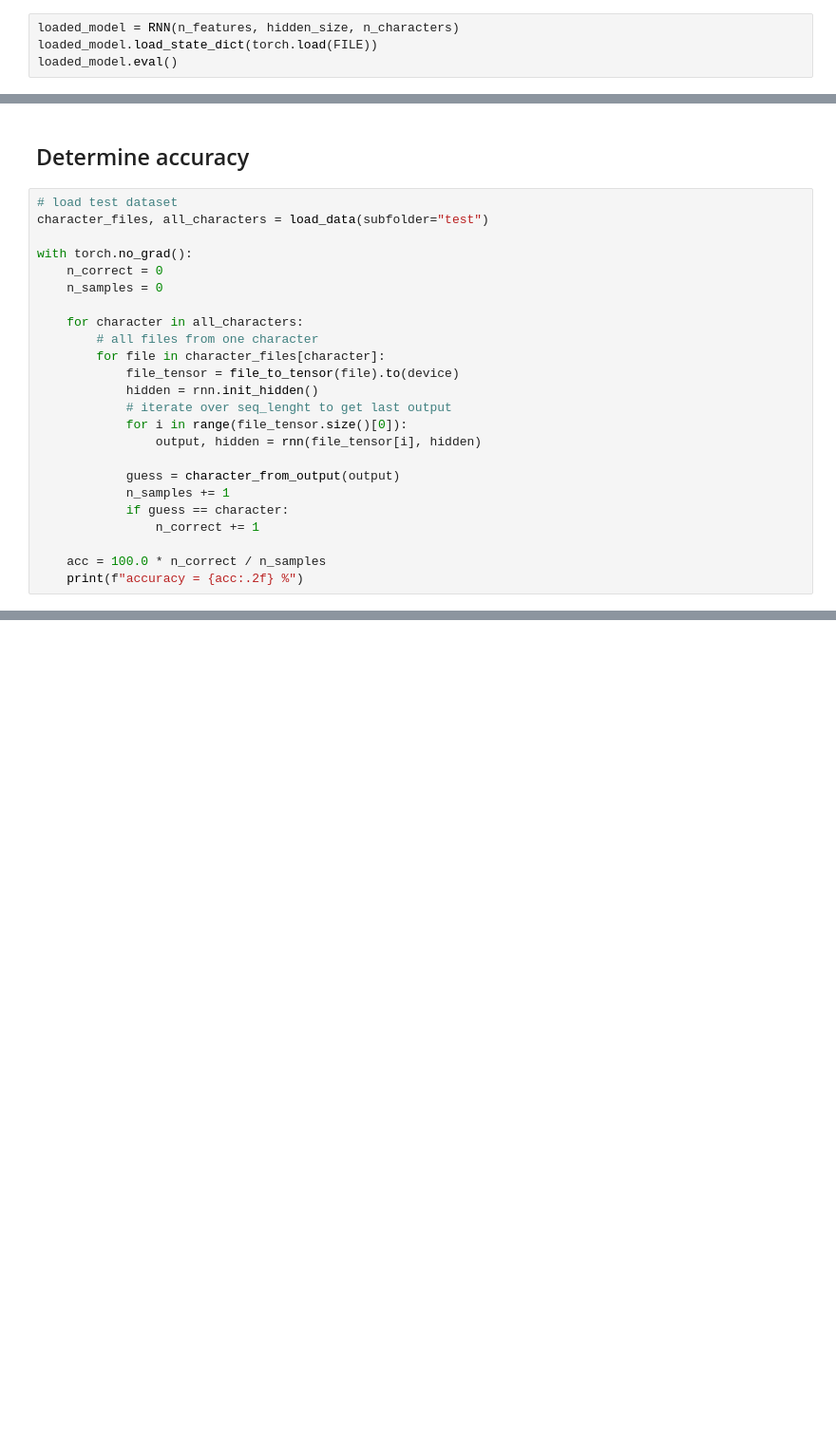
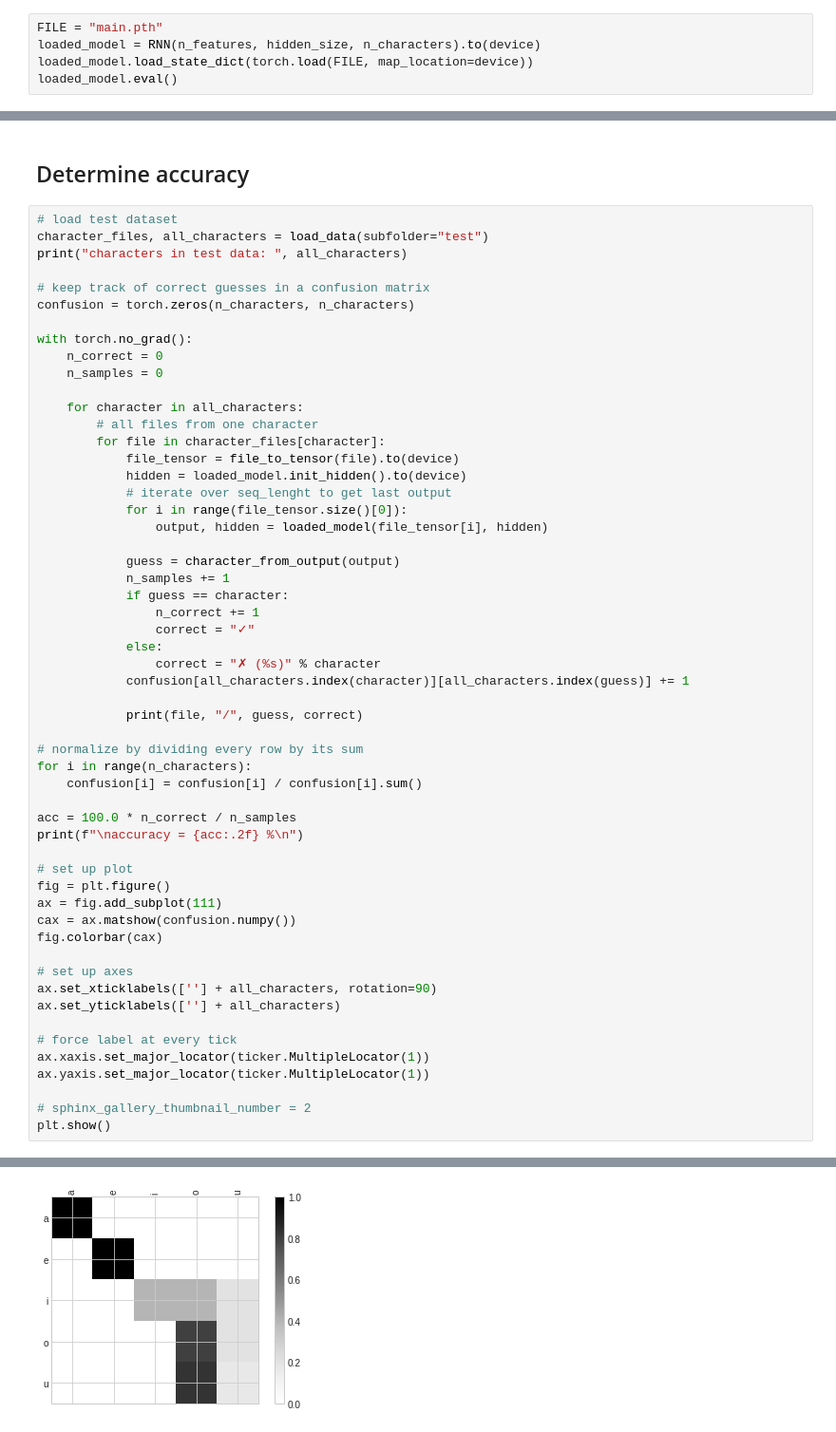
Before and after one commit to erikhelmut/japanese-character-classification, a Jupyter notebook: main.ipynb, the cells around one changed output, grey strips where cells are left out. Shown: that part at 95% size. Drawn from its saved outputs; the diff is of its cells as text; blank space fills up the shorter version.

```diff
--- a/main.ipynb
+++ b/main.ipynb
@@ -304,6 +307,7 @@ torch.save(rnn.state_dict(), FILE)
 # %% [markdown]
 ## Load model
 # %%
-loaded_model = RNN(n_features, hidden_size, n_characters)
-loaded_model.load_state_dict(torch.load(FILE))
+FILE = "main.pth"
+loaded_model = RNN(n_features, hidden_size, n_characters).to(device)
+loaded_model.load_state_dict(torch.load(FILE, map_location=device))
 loaded_model.eval()
@@ -312,6 +322,10 @@ loaded_model.eval()
 # %%
 # load test dataset
 character_files, all_characters = load_data(subfolder="test")
+print("characters in test data: ", all_characters)
+
+# keep track of correct guesses in a confusion matrix
+confusion = torch.zeros(n_characters, n_characters)
 
 with torch.no_grad():
     n_correct = 0
@@ -321,16 +335,43 @@ with torch.no_grad():
         # all files from one character
         for file in character_files[character]:
             file_tensor = file_to_tensor(file).to(device)
-            hidden = rnn.init_hidden()
+            hidden = loaded_model.init_hidden().to(device)
             # iterate over seq_lenght to get last output
             for i in range(file_tensor.size()[0]):
-                output, hidden = rnn(file_tensor[i], hidden)
+                output, hidden = loaded_model(file_tensor[i], hidden)
 
             guess = character_from_output(output)
             n_samples += 1
             if guess == character:
                 n_correct += 1
+                correct = "✓"
+            else:
+                correct = "✗ (%s)" % character
+            confusion[all_characters.index(character)][all_characters.index(guess)] += 1
 
-    acc = 100.0 * n_correct / n_samples
-    print(f"accuracy = {acc:.2f} %")
+            print(file, "/", guess, correct)
+
+# normalize by dividing every row by its sum
+for i in range(n_characters):
+    confusion[i] = confusion[i] / confusion[i].sum()
+
+acc = 100.0 * n_correct / n_samples
+print(f"\naccuracy = {acc:.2f} %\n")
+
+# set up plot
+fig = plt.figure()
+ax = fig.add_subplot(111)
+cax = ax.matshow(confusion.numpy())
+fig.colorbar(cax)
+
+# set up axes
+ax.set_xticklabels([''] + all_characters, rotation=90)
+ax.set_yticklabels([''] + all_characters)
+
+# force label at every tick
+ax.xaxis.set_major_locator(ticker.MultipleLocator(1))
+ax.yaxis.set_major_locator(ticker.MultipleLocator(1))
+
+# sphinx_gallery_thumbnail_number = 2
+plt.show()
 # %% [output]
@@ -337,0 +395 @@ accuracy = 76.92 %
+[figure, added]
```
Also changed, not shown: parts of 12 cells of this notebook, 1 other file.
